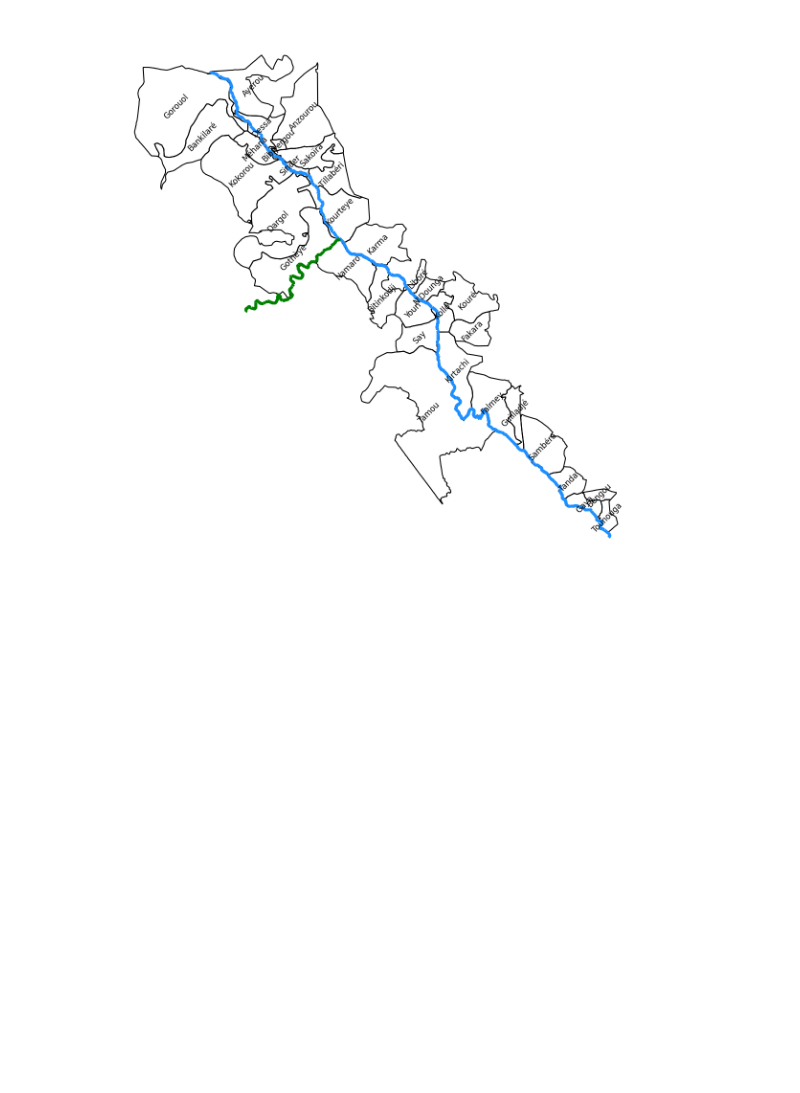
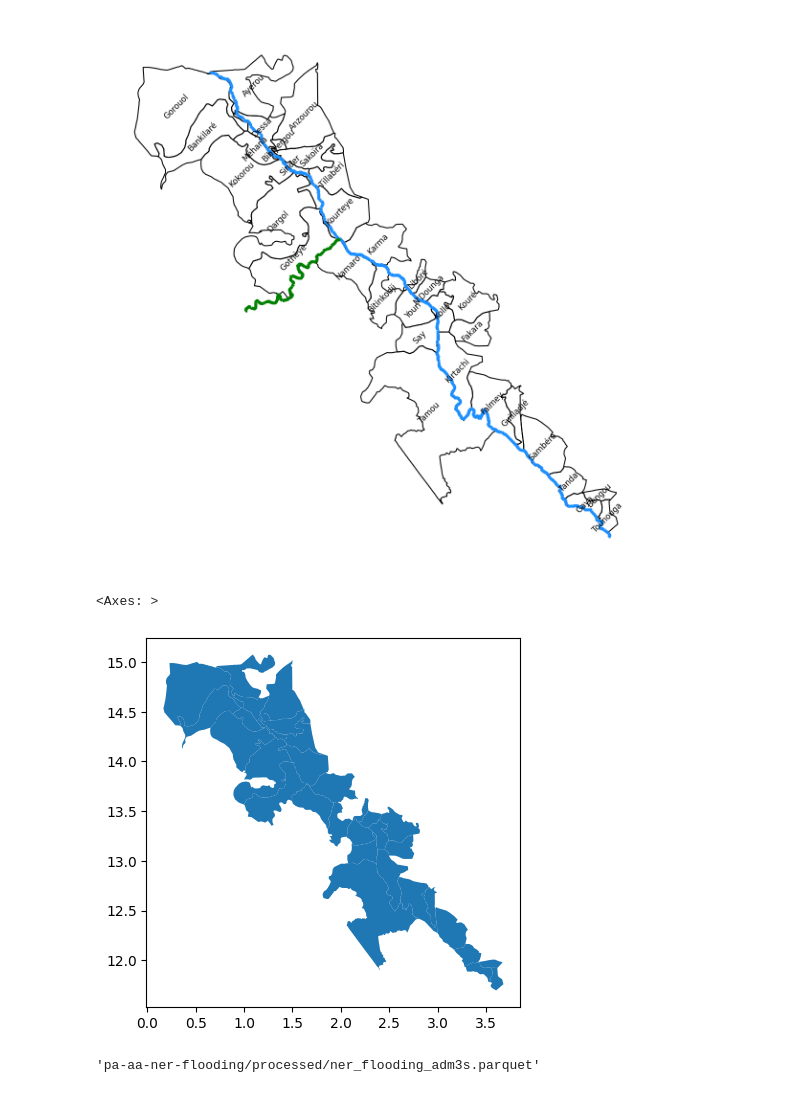
Before and after one commit to OCHA-DAP/pa-aa-ner-flooding, a Jupyter notebook: exploration/2025/communes_2025.ipynb, the cells around one changed output. Saved outputs shown, nothing was run; the diff lists cells and outputs as text; code cells hidden in the pictures; blank space fills up the shorter version.

```diff
--- a/exploration/2025/communes_2025.ipynb
+++ b/exploration/2025/communes_2025.ipynb
@@ -429,3 +425,10 @@ ax.axis("off")
 # %%
 blob_name = f"{PROJECT_PREFIX}/processed/targeting_2025.csv"
 stratus.upload_csv_to_blob(df_combine, blob_name)
+# %%
+gdf_save = adm3[adm3["along_niger"]]
+# %%
+gdf_save.plot()
+# %% [output]
+<Axes: >
+[figure, added]
@@ -431,0 +442,4 @@ stratus.upload_csv_to_blob(df_combine, blob_name)
+# %%
+blob_name
+# %% [output]
+'pa-aa-ner-flooding/processed/ner_flooding_adm3s.parquet'
```
Also changed, not shown: parts of 10 cells of this notebook, 8 other files.
